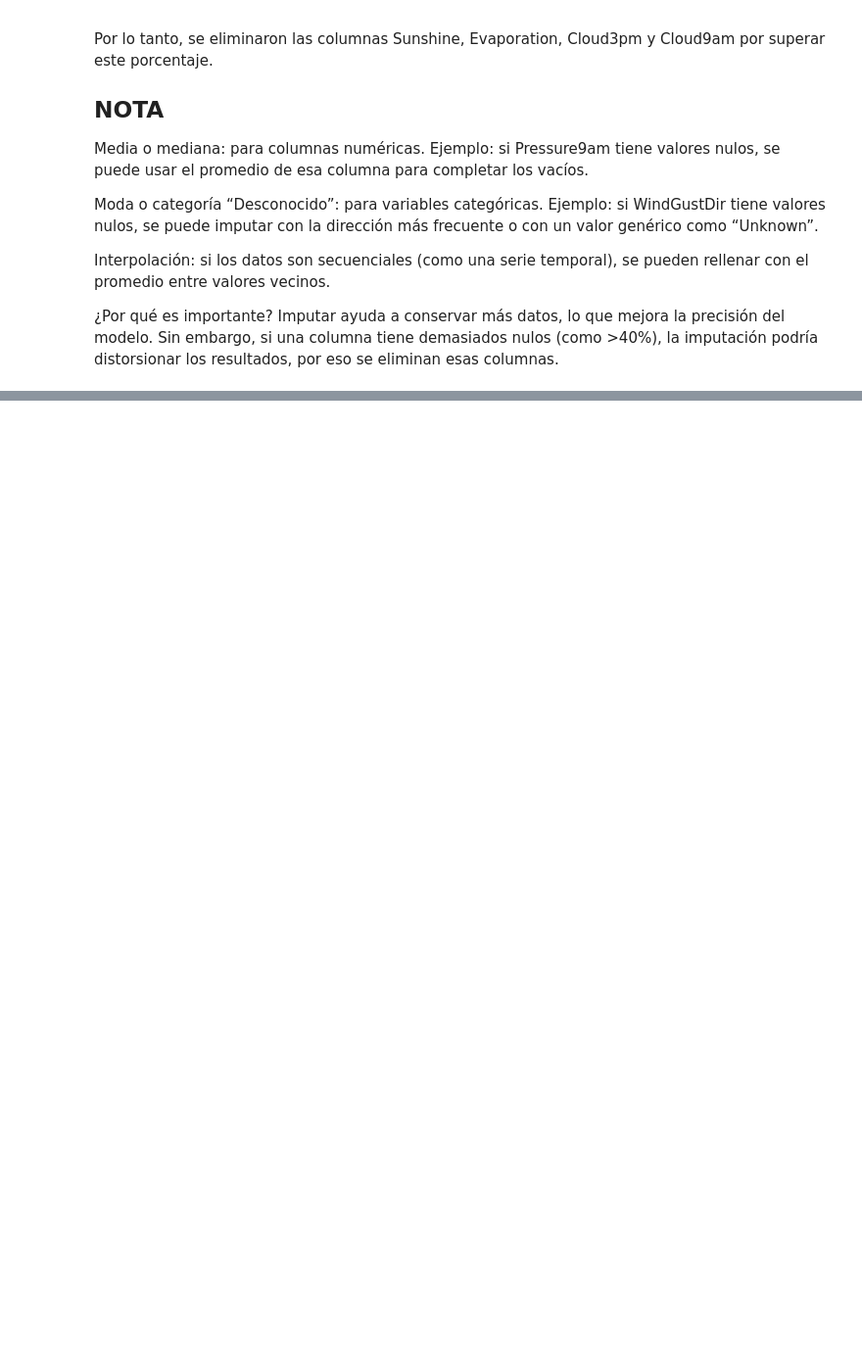
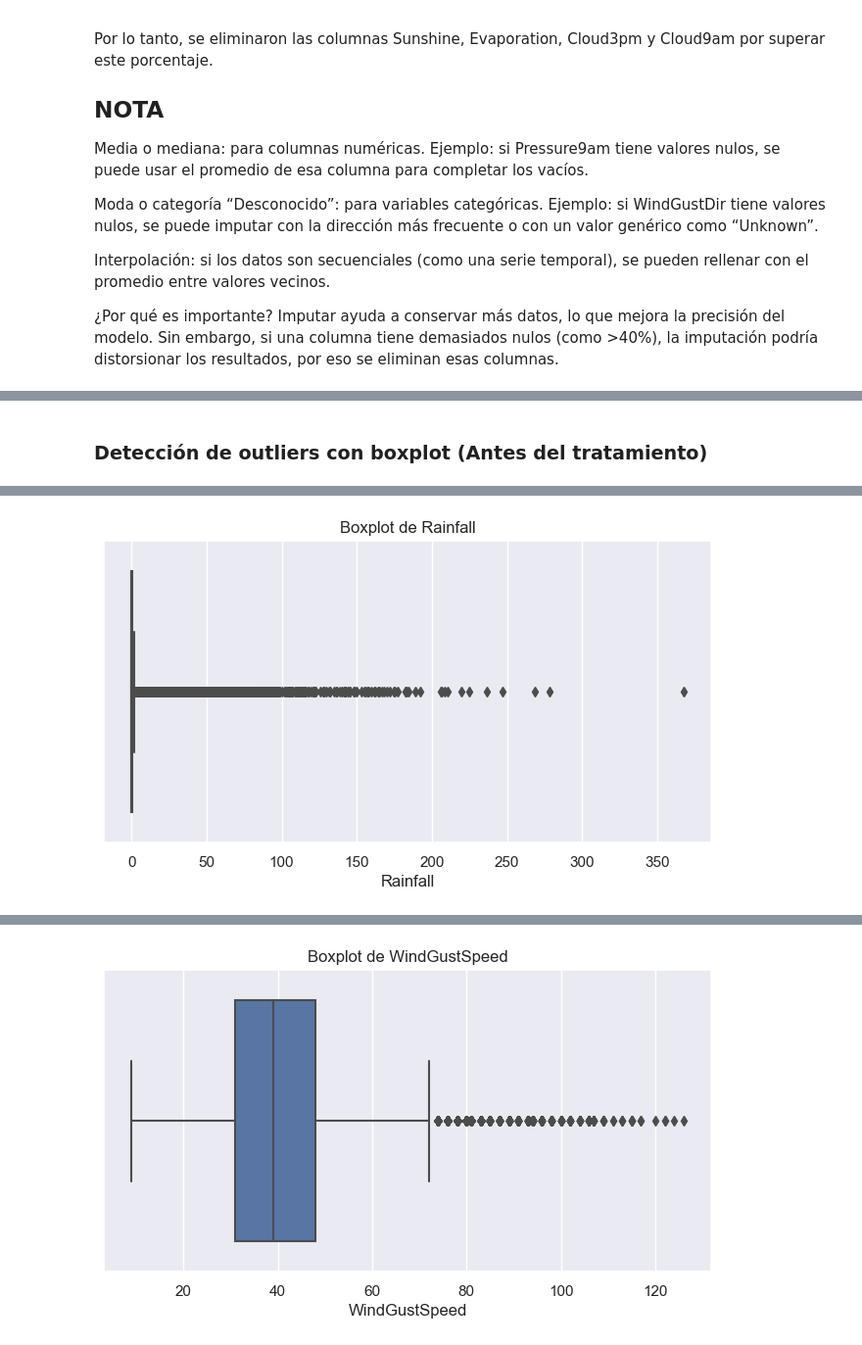
Before and after one commit to Manolowo/MineriadeDatos_Meteorologia, a Jupyter notebook: commonwealth/notebooks/02_data_understanding.ipynb, the cells around one changed output, grey strips where cells are left out. Shown at 98% size. Cells and saved outputs as stored; diff of their text form; code cells hidden in the pictures; blank space fills up the shorter version.

```diff
--- a/commonwealth/notebooks/02_data_understanding.ipynb
+++ b/commonwealth/notebooks/02_data_understanding.ipynb
@@ -181,0 +184,3 @@ Imputar ayuda a conservar más datos, lo que mejora la precisión del modelo. Si
+# %%
+drop_cols = df.columns[df.isnull().mean() > 0.4].tolist()
+df = df.drop(columns=drop_cols)
@@ -181,0 +231,3 @@ Imputar ayuda a conservar más datos, lo que mejora la precisión del modelo. Si
+# %%
+df['RainToday'] = df['RainToday'].map({'Yes': 1, 'No': 0})
+df['RainTomorrow'] = df['RainTomorrow'].map({'Yes': 1, 'No': 0})
@@ -181,0 +301,3 @@ Imputar ayuda a conservar más datos, lo que mejora la precisión del modelo. Si
+# %%
+df = df.drop_duplicates()
+df = df.dropna()
@@ -181,0 +320,10 @@ Imputar ayuda a conservar más datos, lo que mejora la precisión del modelo. Si
+# %% [markdown]
+### Detección de outliers con boxplot (Antes del tratamiento)
+# %%
+features = ['Rainfall', 'WindGustSpeed', 'Humidity3pm']
+for var in features:
+    plt.figure(figsize=(8, 4))
+    sns.boxplot(x=df[var])
+    plt.title(f'Boxplot de {var}')
+    plt.show()
+# %% [output]
@@ -181,0 +331 @@ Imputar ayuda a conservar más datos, lo que mejora la precisión del modelo. Si
+[figure, added]
@@ -181,0 +333 @@ Imputar ayuda a conservar más datos, lo que mejora la precisión del modelo. Si
+[figure, added]
```
Also changed, not shown: parts of 29 cells of this notebook, 1 other file.
